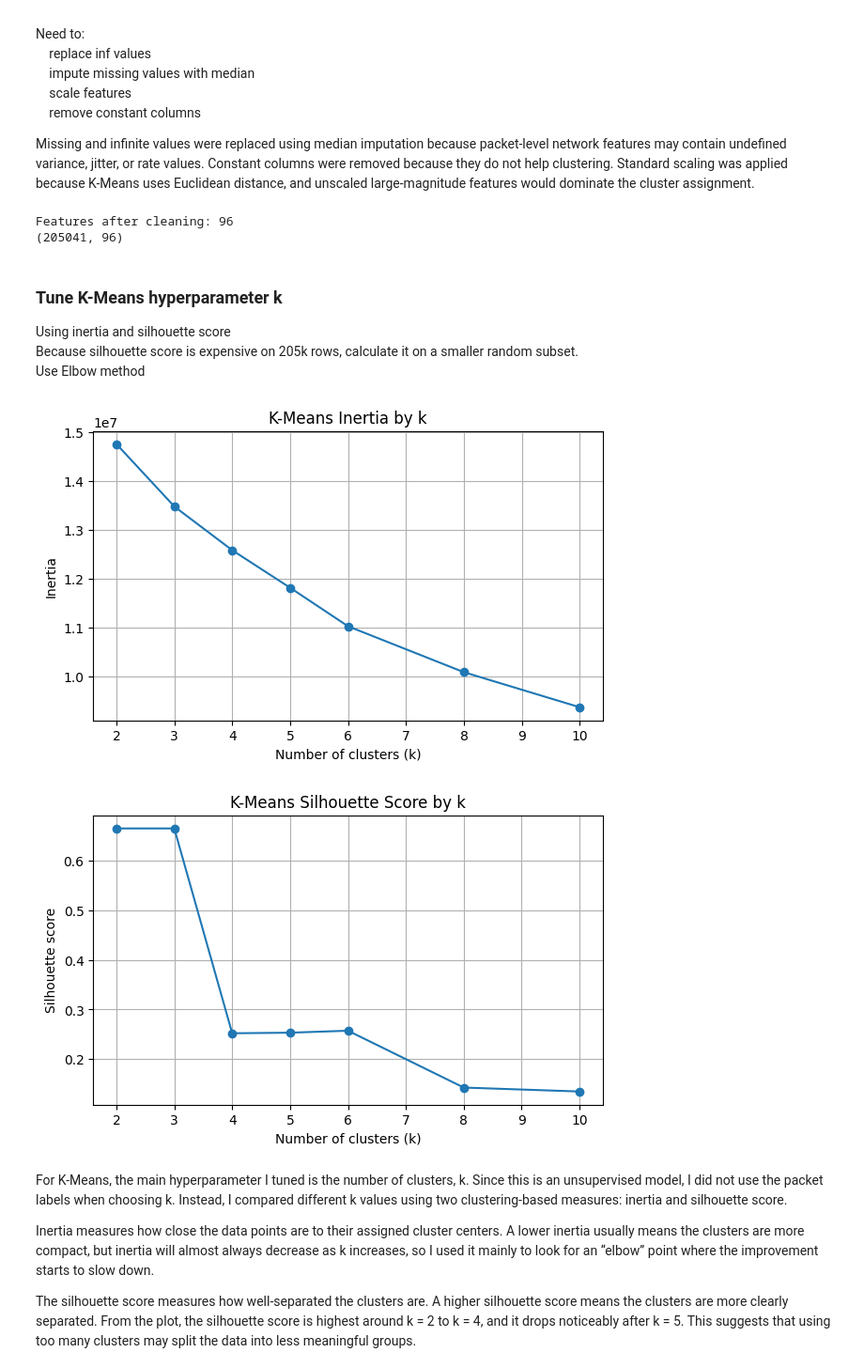
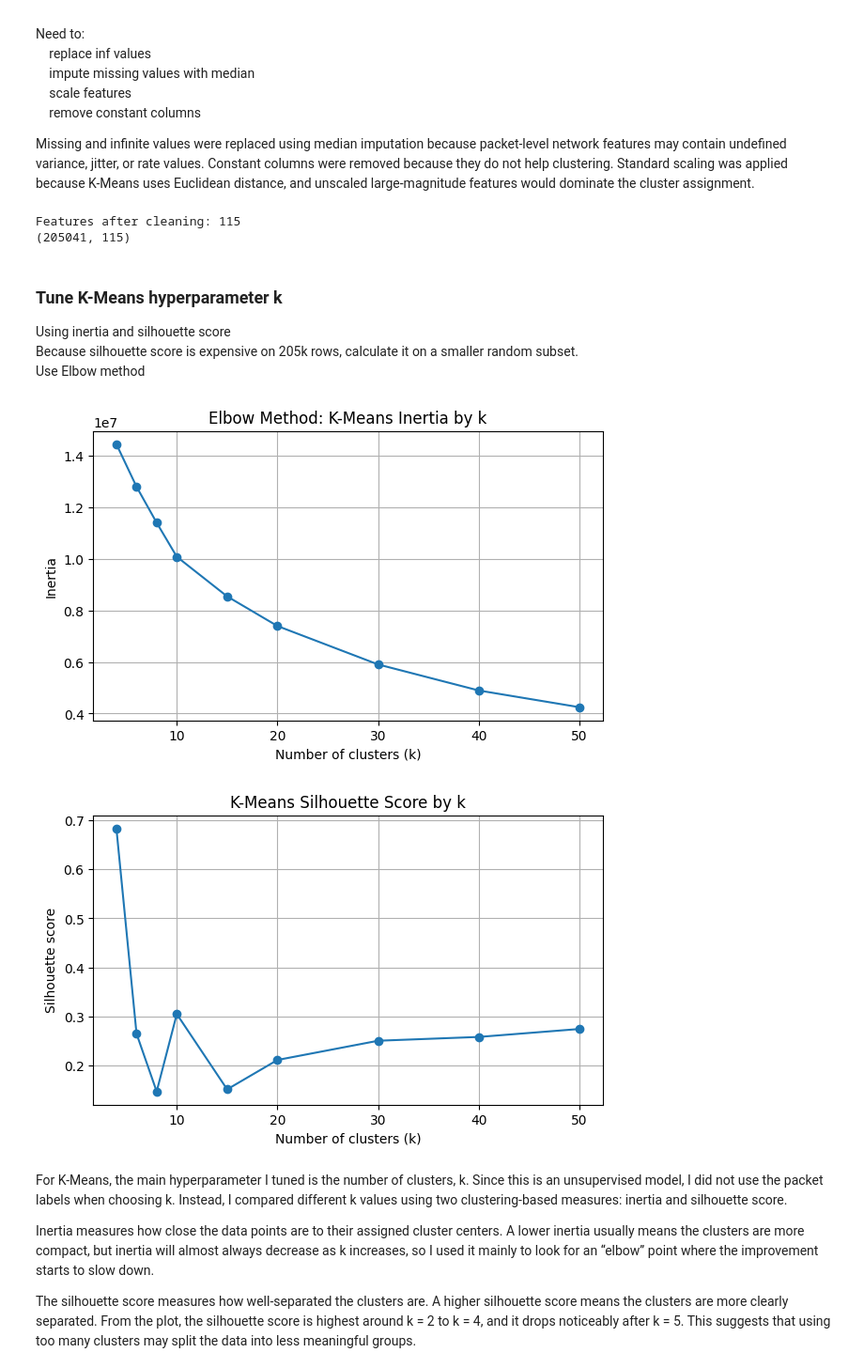
Before and after one commit to yuanmingwang/multi-stage-iot-ids, a Jupyter notebook: notebooks/p2_kmeans.ipynb, the cells around one changed output. Shown at 94% size. Saved outputs shown, nothing was run; the diff lists cells and outputs as text; code cells hidden in the pictures.

Commit message:
update k means: feature engineering

```diff
--- a/notebooks/p2_kmeans.ipynb
+++ b/notebooks/p2_kmeans.ipynb
@@ -159,6 +163,14 @@ Need to:<br>
 Missing and infinite values were replaced using median imputation because packet-level network features may contain undefined variance, jitter, or rate values. Constant columns were removed because they do not help clustering. Standard scaling was applied because K-Means uses Euclidean distance, and unscaled large-magnitude features would dominate the cluster assignment.
 # %%
 X_raw = X_raw.replace([np.inf, -np.inf], np.nan)
+
+# Fill variance and jitter NaNs with 0
+zero_fill_cols = set(
+    [c for c in X_raw.columns if c.endswith("_var")] +
+    [c for c in X_raw.columns if "jitter" in c]
+)
+zero_fill_cols = list(zero_fill_cols)
+X_raw[zero_fill_cols] = X_raw[zero_fill_cols].fillna(0)
 
 # Remove columns that are completely empty
 X_raw = X_raw.dropna(axis=1, how="all")
@@ -178,8 +190,8 @@ X = preprocess.fit_transform(X_raw)
 
 print(X.shape)
 # %% [output]
-Features after cleaning: 96
-(205041, 96)
+Features after cleaning: 115
+(205041, 115)
 # %% [markdown]
 ### Tune K-Means hyperparameter k
 
@@ -188,7 +200,8 @@ Because silhouette score is expensive on 205k rows, calculate it on a smaller ra
 Use Elbow method<br>
 # %%
 ## tododo: use elbow method
-k_values = [2, 3, 4, 5, 6, 8, 10]
+k_values = [4, 6, 8, 10, 15, 20, 30, 40, 50]
+# k_values = range(2, 15)
 tuning_results = []
 
 ## use random subset to save time
@@ -207,36 +220,37 @@ for k in k_values:
     labels = model.fit_predict(X)
 
     sil = silhouette_score(X_sil, labels[sample_idx])
+    # sil = silhouette_score(X, labels) # use full data
     runtime = time.time() - start
 
     tuning_results.append({
         "k": k,
         "inertia": model.inertia_,
         "silhouette_sample": sil,
         "runtime_sec": runtime
     })
 
 kmeans_tuning_df = pd.DataFrame(tuning_results)
 kmeans_tuning_df
 
 plt.figure(figsize=(7, 4))
 plt.plot(kmeans_tuning_df["k"], kmeans_tuning_df["inertia"], marker="o")
 plt.xlabel("Number of clusters (k)")
 plt.ylabel("Inertia")
-plt.title("K-Means Inertia by k")
+plt.title("Elbow Method: K-Means Inertia by k")
 plt.grid(True)
 plt.show()
 
 plt.figure(figsize=(7, 4))
 plt.plot(kmeans_tuning_df["k"], kmeans_tuning_df["silhouette_sample"], marker="o")
 plt.xlabel("Number of clusters (k)")
 plt.ylabel("Silhouette score")
 plt.title("K-Means Silhouette Score by k")
 plt.grid(True)
 plt.show()
 # %% [output]
-[figure, old version]
+[figure, new version]
-[figure, old version]
+[figure, new version]
 # %% [markdown]
 For K-Means, the main hyperparameter I tuned is the number of clusters, k. Since this is an unsupervised model, I did not use the packet labels when choosing k. Instead, I compared different k values using two clustering-based measures: inertia and silhouette score.<br>
 
```
Also changed, not shown: parts of 6 cells of this notebook.
